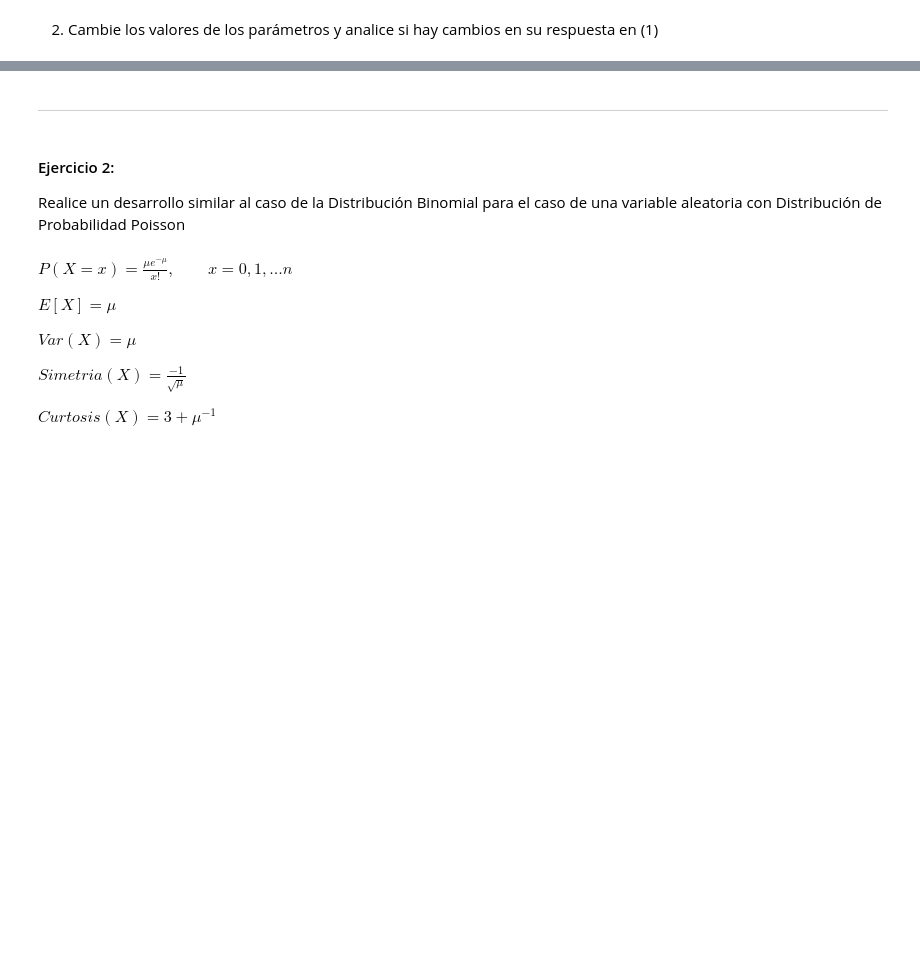
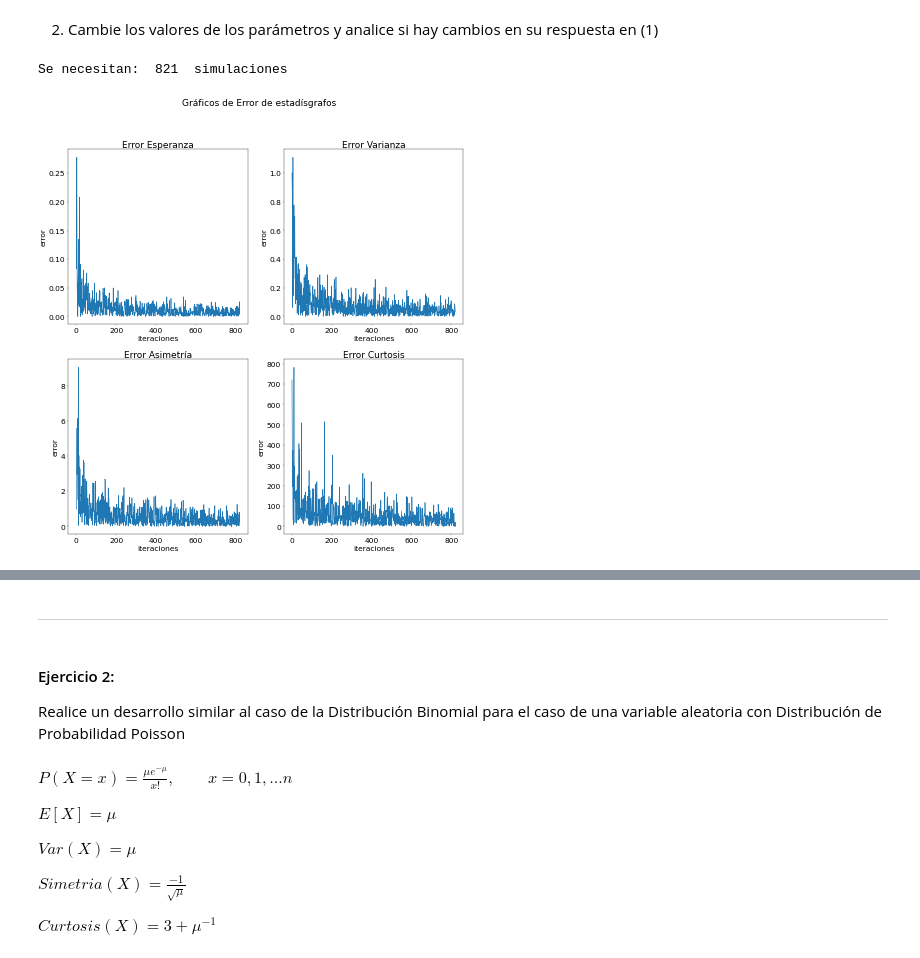
Before and after one commit to estebantejeda/INFO274, a Jupyter notebook: lab2/Laboratorio2.ipynb, the cells around one changed output, grey strips where cells are left out. Cells and saved outputs as stored; diff of their text form; code cells hidden in the pictures; blank space fills up the shorter version.

```diff
--- a/lab2/Laboratorio2.ipynb
+++ b/lab2/Laboratorio2.ipynb
@@ -165,2 +193,7 @@ def simulacion_binomial(p,n,size,cota):
 # %% [markdown]
 2) Cambie los valores de los parámetros y analice si hay cambios en su respuesta en (1)
+# %%
+simulacion_binomial(0.2,60,100000,0.1)
+# %% [output]
+Se necesitan:  821  simulaciones
+[figure, added]
```
Also changed, not shown: parts of 7 cells of this notebook.
